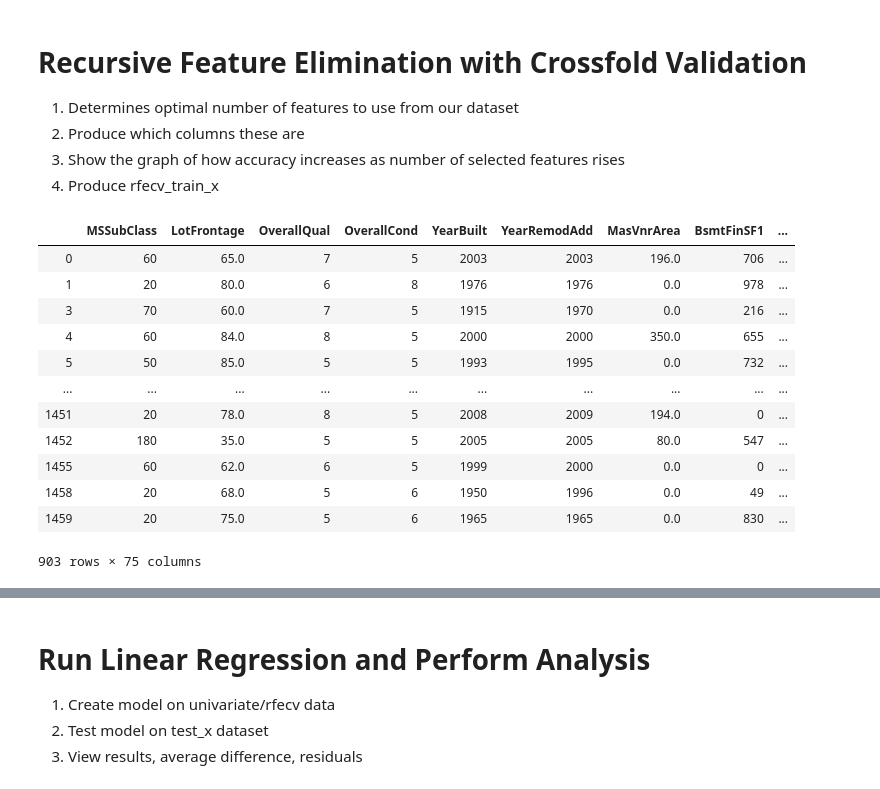
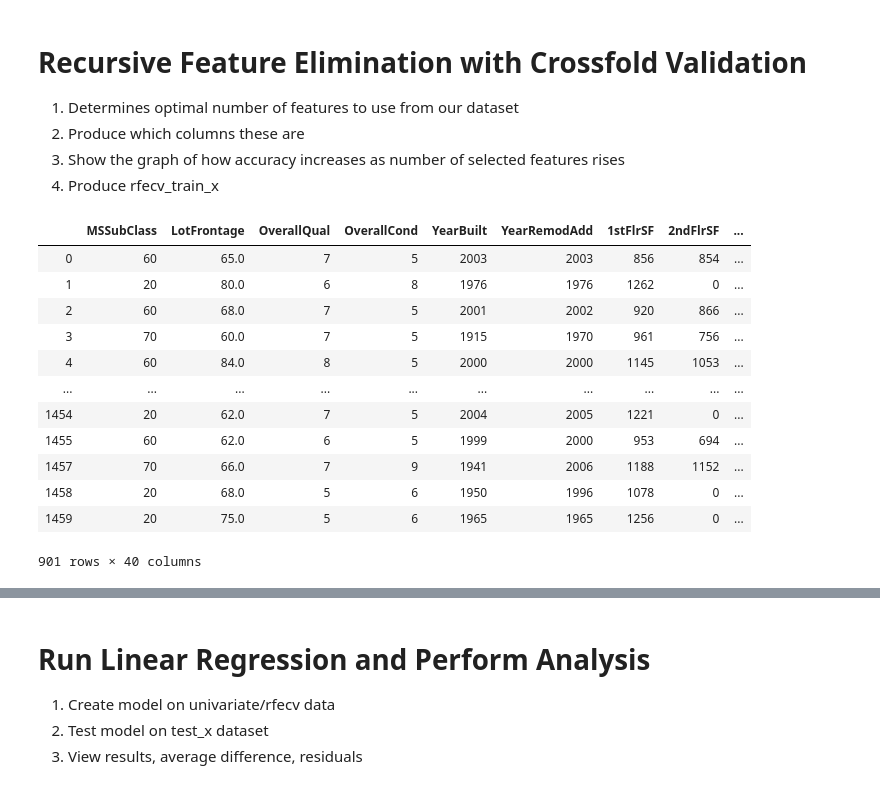
Before and after one commit to gilaniasher/kaggle-house-regression-challenge, a Jupyter notebook: rfecv_automated_feature_selection.ipynb, the cells around one changed output, grey strips where cells are left out. Cells and saved outputs as stored; diff of their text form; code cells hidden in the pictures.

```diff
--- a/rfecv_automated_feature_selection.ipynb
+++ b/rfecv_automated_feature_selection.ipynb
@@ -45,9 +46,12 @@ total_rating_cols = ['LotShape', 'Utilities', 'LandSlope', 'ExterQual', 'ExterCo
 
 exclude_cols = ['Id', 'SalePrice']
 
-category_cols = total_categorical_cols.copy()
+category_cols = []
 rating_cols = total_rating_cols.copy()
-continuous_cols = [col for col in df.columns if col not in category_cols and col not in rating_cols and col not in exclude_cols]
+continuous_cols = [col for col in df.columns if
+                   col not in total_categorical_cols
+                   and col not in total_rating_cols
+                   and col not in exclude_cols]
 # %%
 # Take rating columns and convert to numerical scale
 rating_df = df.copy()[rating_cols]
@@ -81,6 +85,7 @@ dummy_df = pd.get_dummies(df[category_cols])
 # %%
 YVar = df[['SalePrice']]
-XVar = pd.concat([df[continuous_cols], dummy_df, rating_df], axis=1)
+#XVar = pd.concat([df[continuous_cols], dummy_df, rating_df], axis=1)
+XVar = pd.concat([df[continuous_cols], rating_df], axis=1)
 
 # Filter out nan values
 YVar = YVar[XVar.notna().all(axis='columns')]
@@ -115,35 +120,35 @@ print(train_x.shape)
 4. Produce rfecv_train_x
 # %%
 # Try doing recursive feature elimination with crossfold validation
-svr = SVR(kernel="linear")
-rfecv = RFECV(estimator=svr, cv=5, step=5, min_features_to_select=30)
-rfecv.fit(train_x, np.array(train_y).ravel())
+lm = linear_model.LinearRegression()
+rfecv = RFECV(estimator=lm, cv=5, scoring='neg_mean_squared_error')
+rfecv.fit(XVar, np.array(YVar).ravel())
 
 #print(rfecv.ranking_)
 
 rfecv_feature_mask = rfecv.get_support()
 rfecv_features = []
 
 for b, feature in zip(rfecv_feature_mask, train_x.columns):
     if b:
         rfecv_features.append(feature)
 
 rfecv_train_x = train_x[rfecv_features].copy()
 rfecv_test_x = test_x[rfecv_features].copy()
 
 rfecv_train_x
 # %% [output]
-|  | MSSubClass | LotFrontage | OverallQual | OverallCond | YearBuilt | YearRemodAdd | MasVnrArea | BsmtFinSF1 | ... |
-| 0 | 60 | 65.0 | 7 | 5 | 2003 | 2003 | 196.0 | 706 | ... |
-| 1 | 20 | 80.0 | 6 | 8 | 1976 | 1976 | 0.0 | 978 | ... |
-| 3 | 70 | 60.0 | 7 | 5 | 1915 | 1970 | 0.0 | 216 | ... |
-| 4 | 60 | 84.0 | 8 | 5 | 2000 | 2000 | 350.0 | 655 | ... |
-| 5 | 50 | 85.0 | 5 | 5 | 1993 | 1995 | 0.0 | 732 | ... |
+|  | MSSubClass | LotFrontage | OverallQual | OverallCond | YearBuilt | YearRemodAdd | 1stFlrSF | 2ndFlrSF | ... |
+| 0 | 60 | 65.0 | 7 | 5 | 2003 | 2003 | 856 | 854 | ... |
+| 1 | 20 | 80.0 | 6 | 8 | 1976 | 1976 | 1262 | 0 | ... |
+| 2 | 60 | 68.0 | 7 | 5 | 2001 | 2002 | 920 | 866 | ... |
+| 3 | 70 | 60.0 | 7 | 5 | 1915 | 1970 | 961 | 756 | ... |
+| 4 | 60 | 84.0 | 8 | 5 | 2000 | 2000 | 1145 | 1053 | ... |
 | ... | ... | ... | ... | ... | ... | ... | ... | ... | ... |
-| 1451 | 20 | 78.0 | 8 | 5 | 2008 | 2009 | 194.0 | 0 | ... |
-| 1452 | 180 | 35.0 | 5 | 5 | 2005 | 2005 | 80.0 | 547 | ... |
-| 1455 | 60 | 62.0 | 6 | 5 | 1999 | 2000 | 0.0 | 0 | ... |
-| 1458 | 20 | 68.0 | 5 | 6 | 1950 | 1996 | 0.0 | 49 | ... |
-| 1459 | 20 | 75.0 | 5 | 6 | 1965 | 1965 | 0.0 | 830 | ... |
+| 1454 | 20 | 62.0 | 7 | 5 | 2004 | 2005 | 1221 | 0 | ... |
+| 1455 | 60 | 62.0 | 6 | 5 | 1999 | 2000 | 953 | 694 | ... |
+| 1457 | 70 | 66.0 | 7 | 9 | 1941 | 2006 | 1188 | 1152 | ... |
+| 1458 | 20 | 68.0 | 5 | 6 | 1950 | 1996 | 1078 | 0 | ... |
+| 1459 | 20 | 75.0 | 5 | 6 | 1965 | 1965 | 1256 | 0 | ... |
-903 rows × 75 columns
+901 rows × 40 columns
 # %%
```
Also changed, not shown: parts of 16 cells of this notebook, 1 other file.
